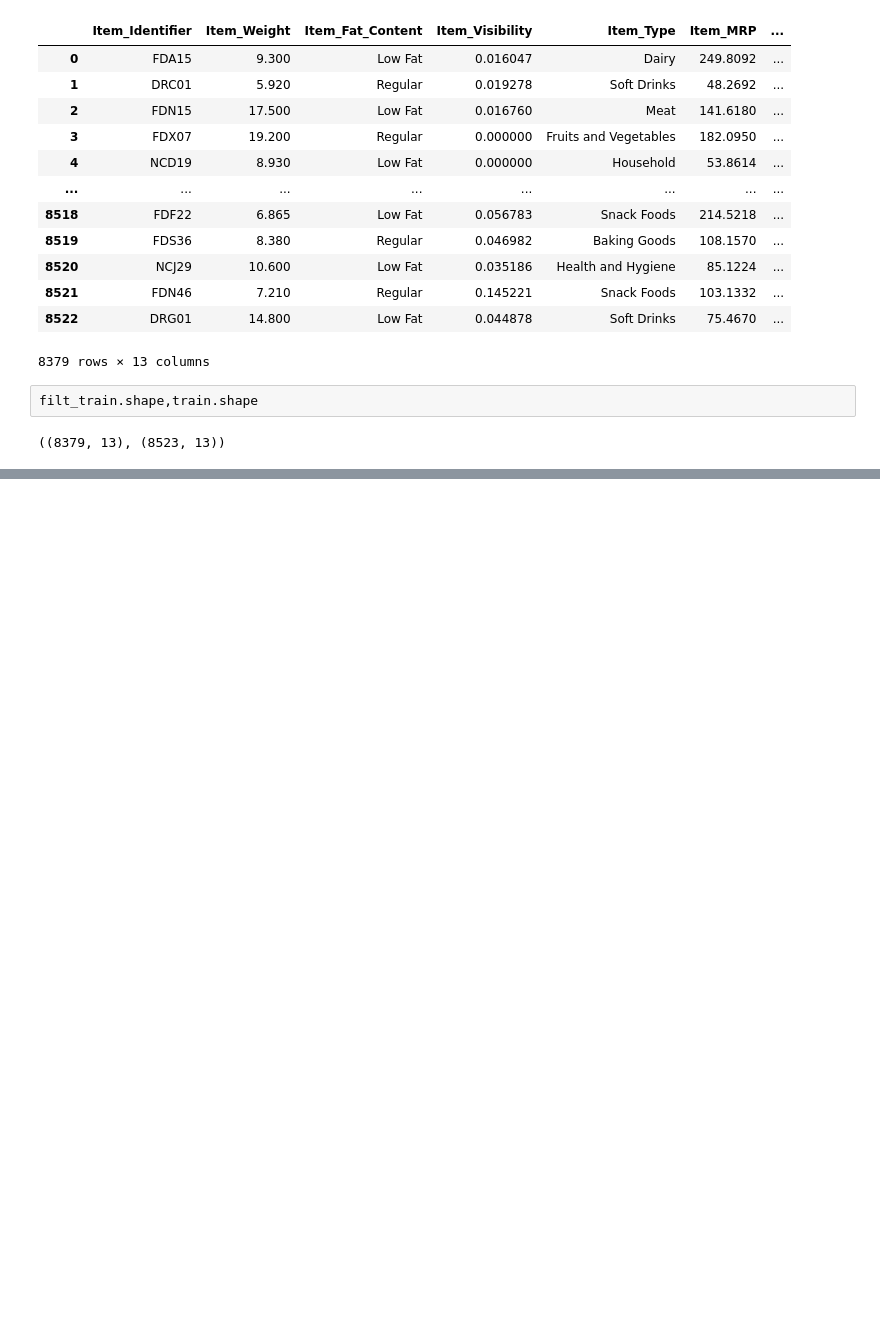
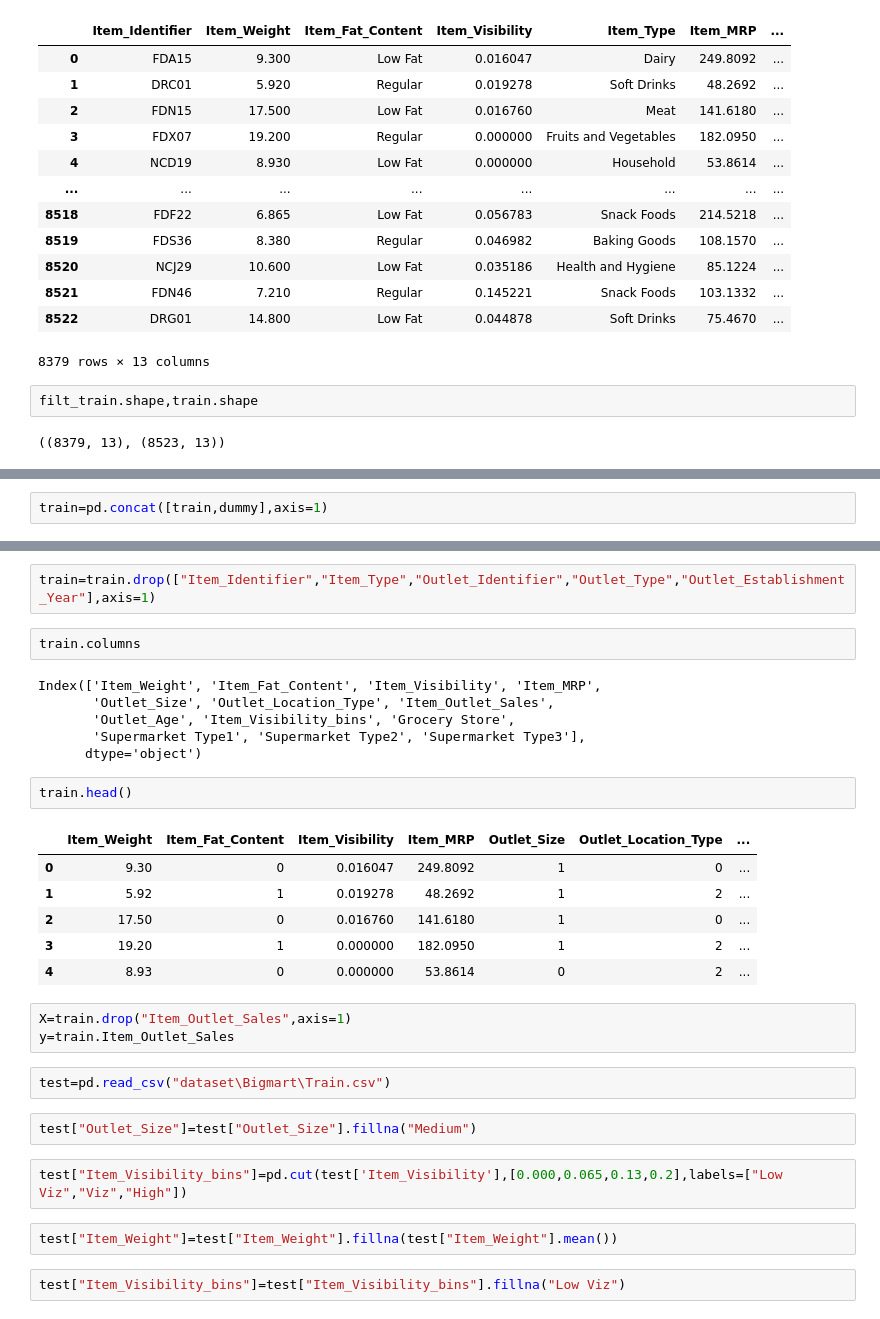
Before and after one commit to dikshantsharma12/Machine-Learning, a Jupyter notebook: Machine Learing Certification course/Bigmart Sales Pridiction.ipynb, the cells around one changed output, grey strips where cells are left out. Drawn from its saved outputs; the diff is of its cells as text; blank space fills up the shorter version.

Commit message:
Bigmart Sales Pridiction

```diff
--- a/Machine Learing Certification course/Bigmart Sales Pridiction.ipynb
+++ b/Machine Learing Certification course/Bigmart Sales Pridiction.ipynb
@@ -134,0 +198,2 @@ filt_train.shape,train.shape
+# %%
+train=pd.concat([train,dummy],axis=1)
@@ -134,0 +222,32 @@ filt_train.shape,train.shape
+# %%
+train=train.drop(["Item_Identifier","Item_Type","Outlet_Identifier","Outlet_Type","Outlet_Establishment_Year"],axis=1)
+# %%
+train.columns
+# %% [output]
+Index(['Item_Weight', 'Item_Fat_Content', 'Item_Visibility', 'Item_MRP',
+       'Outlet_Size', 'Outlet_Location_Type', 'Item_Outlet_Sales',
+       'Outlet_Age', 'Item_Visibility_bins', 'Grocery Store',
+       'Supermarket Type1', 'Supermarket Type2', 'Supermarket Type3'],
+      dtype='object')
+# %%
+train.head()
+# %% [output]
+|  | Item_Weight | Item_Fat_Content | Item_Visibility | Item_MRP | Outlet_Size | Outlet_Location_Type | ... |
+| 0 | 9.30 | 0 | 0.016047 | 249.8092 | 1 | 0 | ... |
+| 1 | 5.92 | 1 | 0.019278 | 48.2692 | 1 | 2 | ... |
+| 2 | 17.50 | 0 | 0.016760 | 141.6180 | 1 | 0 | ... |
+| 3 | 19.20 | 1 | 0.000000 | 182.0950 | 1 | 2 | ... |
+| 4 | 8.93 | 0 | 0.000000 | 53.8614 | 0 | 2 | ... |
+# %%
+X=train.drop("Item_Outlet_Sales",axis=1)
+y=train.Item_Outlet_Sales
+# %%
+test=pd.read_csv("dataset\Bigmart\Train.csv")
+# %%
+test["Outlet_Size"]=test["Outlet_Size"].fillna("Medium")
+# %%
+test["Item_Visibility_bins"]=pd.cut(test['Item_Visibility'],[0.000,0.065,0.13,0.2],labels=["Low Viz","Viz","High"])
+# %%
+test["Item_Weight"]=test["Item_Weight"].fillna(test["Item_Weight"].mean())
+# %%
+test["Item_Visibility_bins"]=test["Item_Visibility_bins"].fillna("Low Viz")
```
Also changed, not shown: parts of 32 cells of this notebook.
